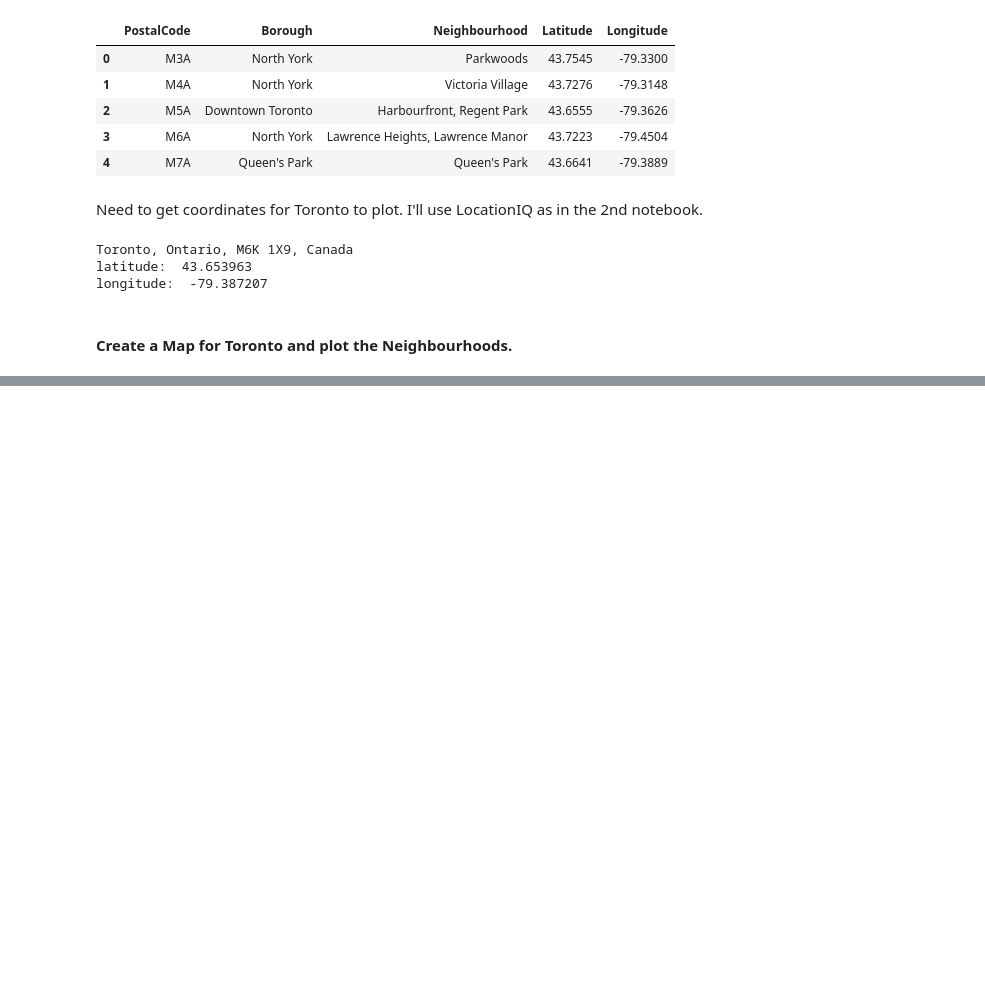
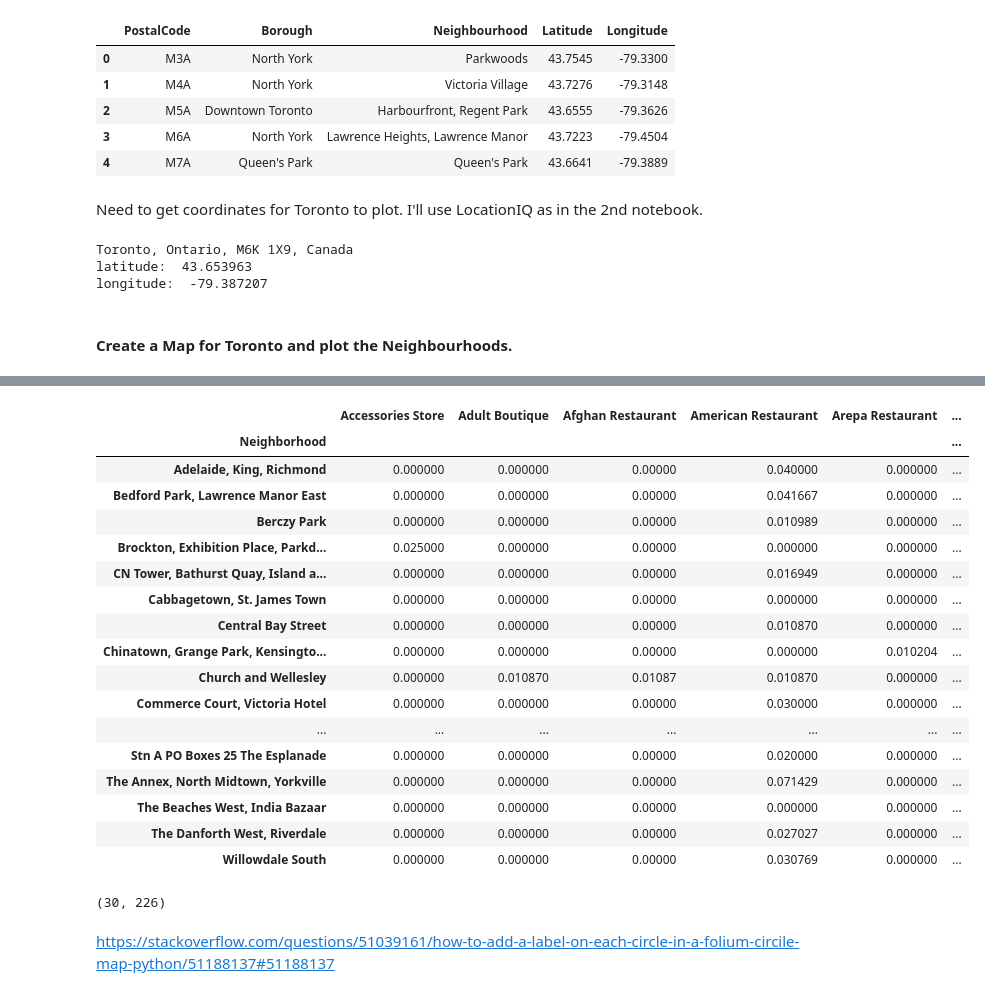
Before and after one commit to rareal/Coursera_Capstone, a Jupyter notebook: Toronto_neigh_Cluster.ipynb, the cells around one changed output, grey strips where cells are left out. Drawn from its saved outputs; the diff is of its cells as text; code cells hidden in the pictures; blank space fills up the shorter version.

```diff
--- a/Toronto_neigh_Cluster.ipynb
+++ b/Toronto_neigh_Cluster.ipynb
@@ -474,0 +199,4 @@ toto_map
+# %%
+# one hot encoding
+toronto_onehot = pd.get_dummies(toronto_venues_selected[['Venue Category']], prefix="", prefix_sep="")
+toronto_onehot.head()
@@ -474,0 +210,4 @@ toto_map
+# %%
+# add neighborhood column back to dataframe
+toronto_onehot['Neighborhood'] = toronto_venues_selected['Neighborhood']
+list(toronto_onehot.columns).index('Neighborhood')
@@ -474,0 +216,6 @@ toto_map
+# %%
+# move neighborhood column to the first column
+fixed_columns = [toronto_onehot.columns[155]] + list(toronto_onehot.columns[:155]) + list(toronto_onehot.columns[156:])
+toronto_onehot = toronto_onehot[fixed_columns]
+
+toronto_onehot.head()
@@ -474,0 +229,28 @@ toto_map
+# %%
+toronto_grouped = toronto_onehot.groupby('Neighborhood').mean()
+toronto_grouped
+# %% [output]
+|  | Accessories Store | Adult Boutique | Afghan Restaurant | American Restaurant | Arepa Restaurant | ... |
+| Neighborhood |  |  |  |  |  | ... |
+| Adelaide, King, Richmond | 0.000000 | 0.000000 | 0.00000 | 0.040000 | 0.000000 | ... |
+| Bedford Park, Lawrence Manor East | 0.000000 | 0.000000 | 0.00000 | 0.041667 | 0.000000 | ... |
+| Berczy Park | 0.000000 | 0.000000 | 0.00000 | 0.010989 | 0.000000 | ... |
+| Brockton, Exhibition Place, Parkd... | 0.025000 | 0.000000 | 0.00000 | 0.000000 | 0.000000 | ... |
+| CN Tower, Bathurst Quay, Island a... | 0.000000 | 0.000000 | 0.00000 | 0.016949 | 0.000000 | ... |
+| Cabbagetown, St. James Town | 0.000000 | 0.000000 | 0.00000 | 0.000000 | 0.000000 | ... |
+| Central Bay Street | 0.000000 | 0.000000 | 0.00000 | 0.010870 | 0.000000 | ... |
+| Chinatown, Grange Park, Kensingto... | 0.000000 | 0.000000 | 0.00000 | 0.000000 | 0.010204 | ... |
+| Church and Wellesley | 0.000000 | 0.010870 | 0.01087 | 0.010870 | 0.000000 | ... |
+| Commerce Court, Victoria Hotel | 0.000000 | 0.000000 | 0.00000 | 0.030000 | 0.000000 | ... |
+| ... | ... | ... | ... | ... | ... | ... |
+| Stn A PO Boxes 25 The Esplanade | 0.000000 | 0.000000 | 0.00000 | 0.020000 | 0.000000 | ... |
+| The Annex, North Midtown, Yorkville | 0.000000 | 0.000000 | 0.00000 | 0.071429 | 0.000000 | ... |
+| The Beaches West, India Bazaar | 0.000000 | 0.000000 | 0.00000 | 0.000000 | 0.000000 | ... |
+| The Danforth West, Riverdale | 0.000000 | 0.000000 | 0.00000 | 0.027027 | 0.000000 | ... |
+| Willowdale South | 0.000000 | 0.000000 | 0.00000 | 0.030769 | 0.000000 | ... |
+# %%
+toronto_grouped.shape
+# %% [output]
+(30, 226)
+# %% [markdown]
+https://stackoverflow.com/questions/51039161/how-to-add-a-label-on-each-circle-in-a-folium-circile-map-python/51188137#51188137
```
Also changed, not shown: parts of 49 cells of this notebook.
